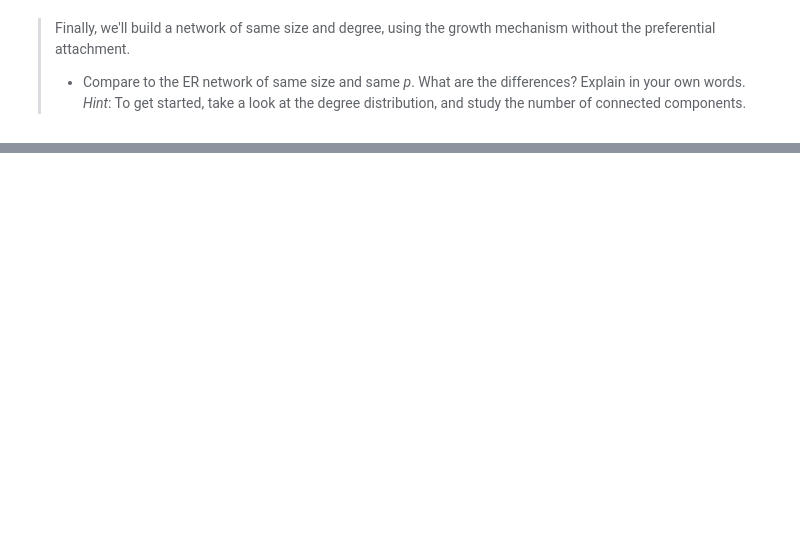
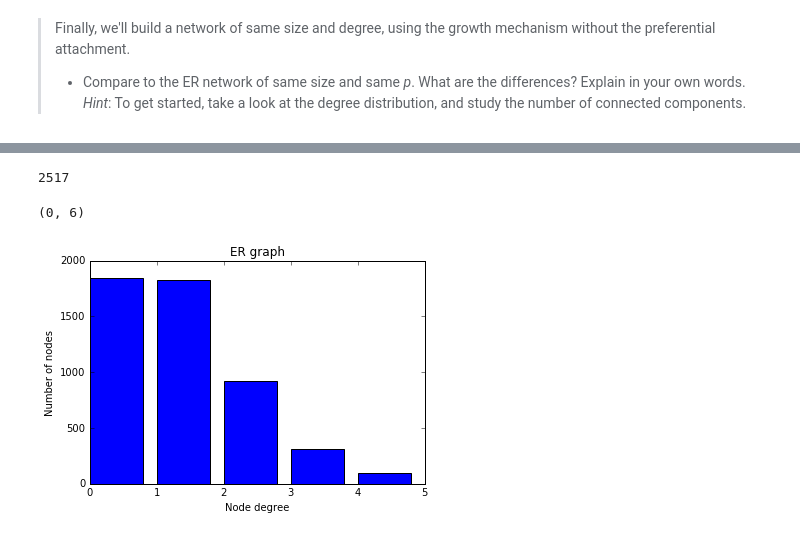
Before and after one commit to AdamPalmar/02805-SocialGraphs-AP, a Jupyter notebook: week3/week3.ipynb, the cells around one changed output, grey strips where cells are left out. Cells and saved outputs as stored; diff of their text form; code cells hidden in the pictures; blank space fills up the shorter version.

```diff
--- a/week3/week3.ipynb
+++ b/week3/week3.ipynb
@@ -355,0 +359,31 @@ times_friendship_paradox_is_true
+# %%
+# Build ER network with same size and p
+
+er_graph = nx.erdos_renyi_graph(5000,1.0/5000)
+len(er_graph.edges())
+# %% [output]
+2517
+# %%
+def create_histogram_from_graph(graph):
+
+    min_value = np.min(nx.degree(graph).values())
+    max_value = np.max(nx.degree(graph).values())
+
+    bin_vector = [i for i in range(min_value,max_value) ]
+    print(min_value,max_value)
+    hist, bin_edges = np.histogram(nx.degree(graph).values(), bins = bin_vector)
+
+    return hist
+
+def create_bar_from_hist(hist,title):
+    index = np.arange(len(hist))
+    plt.title(title)
+    plt.ylabel("Number of nodes")
+    plt.xlabel("Node degree")
+    plt.bar(index,hist)
+# %%
+hist = create_histogram_from_graph(er_graph)
+create_bar_from_hist(hist,"ER graph")
+# %% [output]
+(0, 6)
+[figure, added]
```
Also changed, not shown: parts of 16 cells of this notebook, 3 other files.
